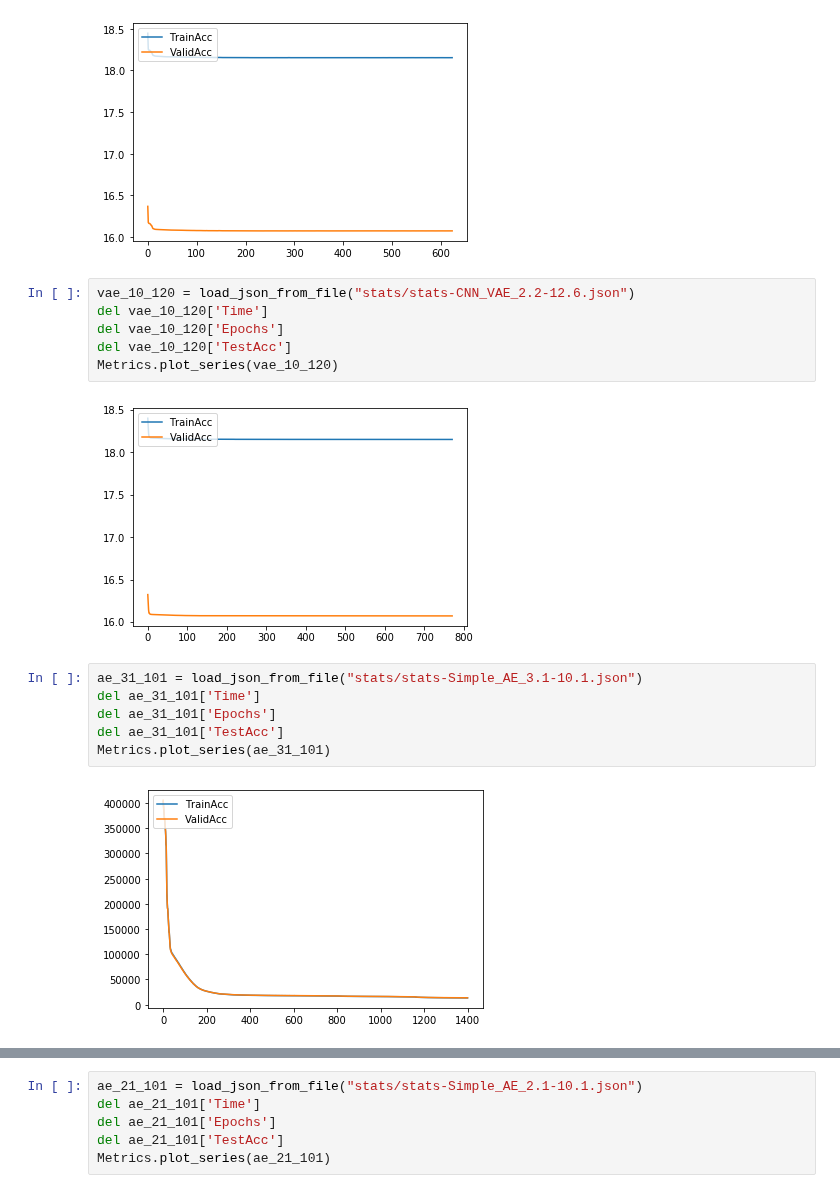
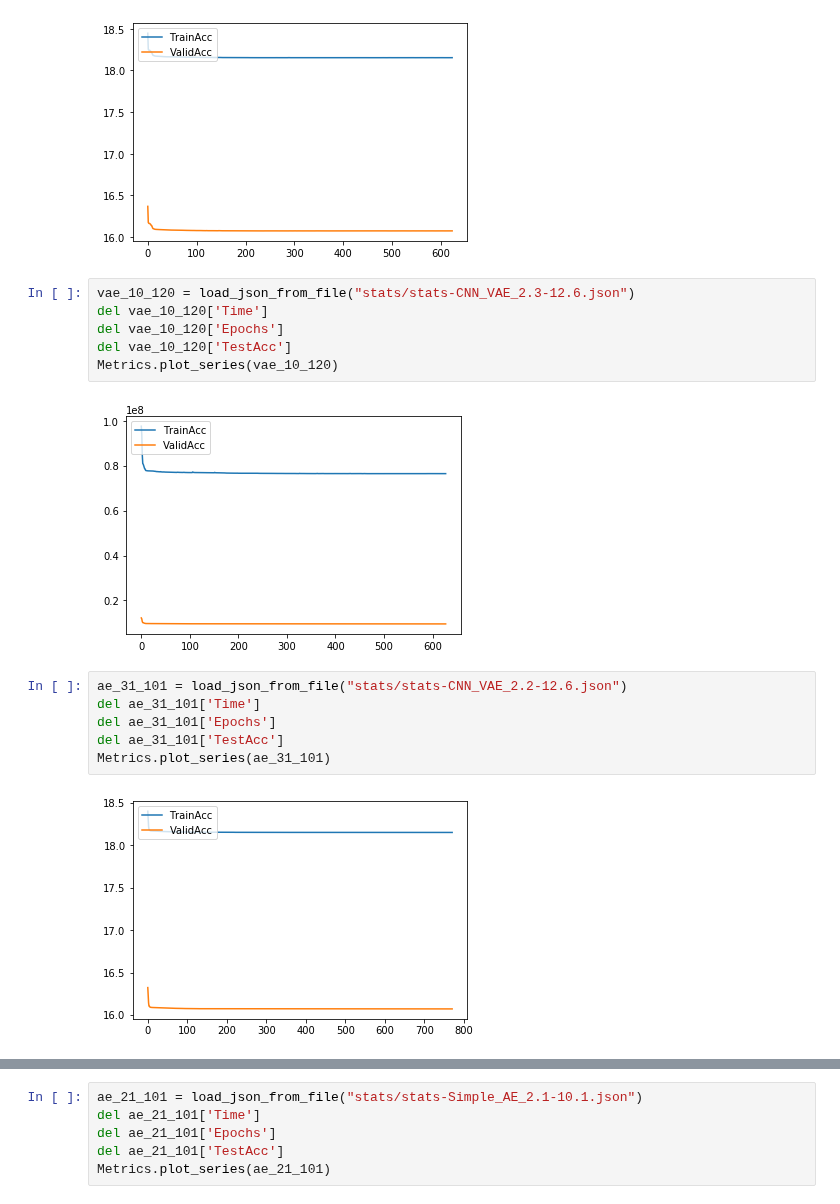
Before and after one commit to Saadmaghani/urfp-hab-plankton, a Jupyter notebook: plot Train Validation .ipynb, the cells around one changed output, grey strips where cells are left out. Drawn from its saved outputs; the diff is of its cells as text.

```diff
--- a/plot Train Validation .ipynb
+++ b/plot Train Validation .ipynb
@@ -17,19 +17,19 @@ Metrics.plot_series(vae_10_120)
 # %% [output]
 [figure]
 # %%
-vae_10_120 = load_json_from_file("stats/stats-CNN_VAE_2.2-12.6.json")
+vae_10_120 = load_json_from_file("stats/stats-CNN_VAE_2.3-12.6.json")
 del vae_10_120['Time']
 del vae_10_120['Epochs']
 del vae_10_120['TestAcc']
 Metrics.plot_series(vae_10_120)
 # %% [output]
-[figure, old version]
+[figure, new version]
 # %%
-ae_31_101 = load_json_from_file("stats/stats-Simple_AE_3.1-10.1.json")
+ae_31_101 = load_json_from_file("stats/stats-CNN_VAE_2.2-12.6.json")
 del ae_31_101['Time']
 del ae_31_101['Epochs']
 del ae_31_101['TestAcc']
 Metrics.plot_series(ae_31_101)
 # %% [output]
-[figure, old version]
+[figure, new version]
 # %%
```
Also changed, not shown: parts of 1 cell of this notebook, 3 other files.
